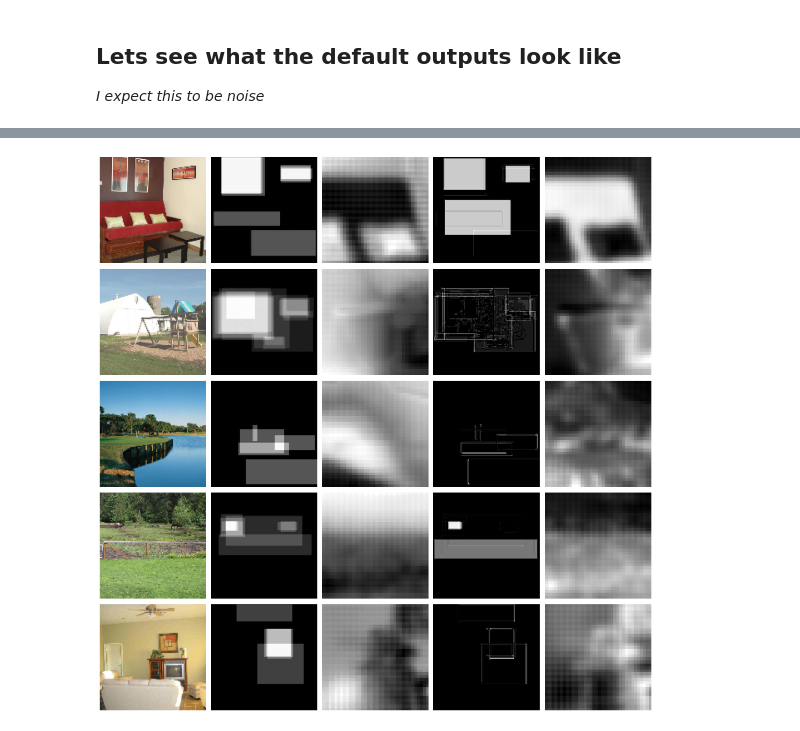
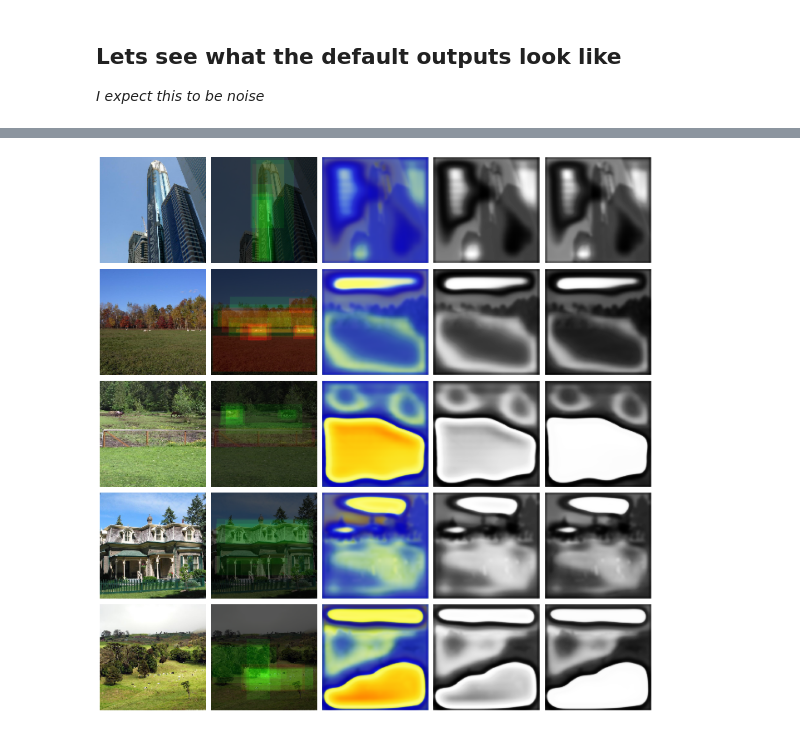
Before and after one commit to BabarKhanDev/Dissertation, a Jupyter notebook: memorability.ipynb, the cells around one changed output, grey strips where cells are left out. Saved outputs shown, nothing was run; the diff lists cells and outputs as text; code cells hidden in the pictures.

```diff
--- a/memorability.ipynb
+++ b/memorability.ipynb
@@ -298,6 +324,6 @@ output = model(images)
 print(output[:,0].shape)
 print(labels[:,1].shape)
 
-loss = loss_func(output[:,0],labels[:,1])
+loss = loss_func(output,labels)
 print(loss)
 # %% [output]
@@ -320,18 +346,27 @@ for epoch in range(num_epochs):
 
         # Move images to device and create an image prediction
         images, labels = images.to(device), labels.to(device)
+        ideal = torch.add(images, torch.mul(labels,2)) # This seems a lot easier to predict
 
         output = model(images)
 
-        #Evaluate the loss of our model and take a step
-        loss = loss_func(torch.mul(torch.add(output[:,0],1),255),torch.mul(torch.add(labels[:,1],1),255))
+        # Evaluate the loss of our model and take a step
+        output, ideal = torch.add(output, 1)    , torch.add(ideal,1)      # Add 1 to tensor -> range = [0,2]
+        output, ideal = torch.mul(output, 127.5), torch.mul(ideal,127.5)  # Mult by 127.5 -> range = [0,255]
+
+        loss = loss_func(output,ideal)
         optim.zero_grad()
         loss.backward()
         optim.step()
 
+        # Record results
         total_train_loss += loss*images.shape[0]
+
+        # Clear memory
+        del images, labels, ideal, output
         torch.cuda.empty_cache()
 
+    # Record training results
     total_train_loss /= len(train_dataset)
     training_losses.append(total_train_loss.item())
 
@@ -340,11 +375,23 @@ for epoch in range(num_epochs):
 
     with torch.no_grad():
         for images, labels in test_loader:
+
+            # Move images to device and create an image prediction
             images, labels = images.to(device), labels.to(device)
+            ideal = torch.add(labels, images) # This seems a lot easier to predict
             output = model(images)
-            loss = loss_func(torch.mul(torch.add(output[:,0],1),255),torch.mul(torch.add(labels[:,1],1),255))
+
+            # Evaluate the loss of our model
+            output, ideal = torch.add(output, 1)    , torch.add(ideal,1)
+            output, ideal = torch.mul(output, 127.5), torch.mul(ideal,127.5)
+            loss = loss_func(output,ideal)
+
+            # Record Results
             total_test_loss += loss*images.shape[0]
 
+            del images, labels, ideal, output
+
+        # Record test results
         total_test_loss /= len(test_dataset)
 
     # save counters
@@ -384,33 +432,36 @@ torch.save(model.state_dict(), 'drive/MyDrive/weights-8.pkl')
 # %%
 import matplotlib.pyplot as plt
 
 images, labels = next(iter(train_loader))
 images, labels = images.to(device), labels.to(device)
+ideal = torch.add(images, torch.mul(labels,2))
+
+output = model(images)
+
 figure = plt.figure(figsize=(15,15))
-output = model(images)
 cols, rows = 5, 5
 for i in range(rows):
     figure.add_subplot(rows,cols, cols*i+1)
     plt.axis("off")
-    plt.imshow((images[i,:].cpu().detach().squeeze().permute(1, 2, 0) +1 )/2 )
+    plt.imshow((images[i].cpu().detach().squeeze().permute(1, 2, 0) +1 )/2 )
 
     figure.add_subplot(rows,cols, cols*i+2)
     plt.axis("off")
-    plt.imshow((labels[i,:][1].cpu().detach().squeeze() +1 )/2, cmap='gray')
+    plt.imshow((ideal[i].cpu().detach().squeeze().permute(1, 2, 0) +3 )/6)
 
     figure.add_subplot(rows,cols, cols*i+3)
     plt.axis("off")
-    plt.imshow((output[i][1].cpu().detach().squeeze() +1 )/2, cmap='gray' )
+    plt.imshow((output[i].cpu().detach().squeeze().permute(1, 2, 0) +3 )/6)
 
     figure.add_subplot(rows,cols, cols*i+4)
     plt.axis("off")
-    plt.imshow((labels[i,:][0].cpu().detach().squeeze() +1 )/2, cmap='gray' )
+    plt.imshow((output[i][1].cpu().detach().squeeze() +3 )/6, cmap='gray' )
 
     figure.add_subplot(rows,cols, cols*i+5)
     plt.axis("off")
-    plt.imshow((output[i][0].cpu().detach().squeeze() +1 )/2, cmap='gray' )
+    plt.imshow((output[i][0].cpu().detach().squeeze() +3 )/6, cmap='gray' )
 
 plt.tight_layout()
 plt.show()
 # %% [output]
-[figure, old version]
+[figure, new version]
```
Also changed, not shown: parts of 9 cells of this notebook.
